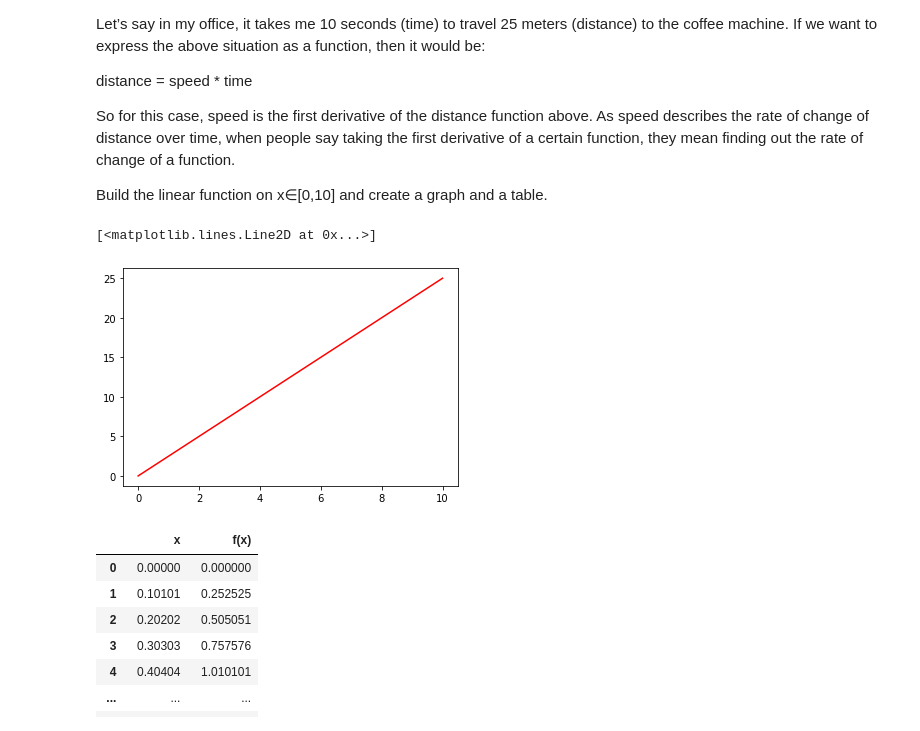
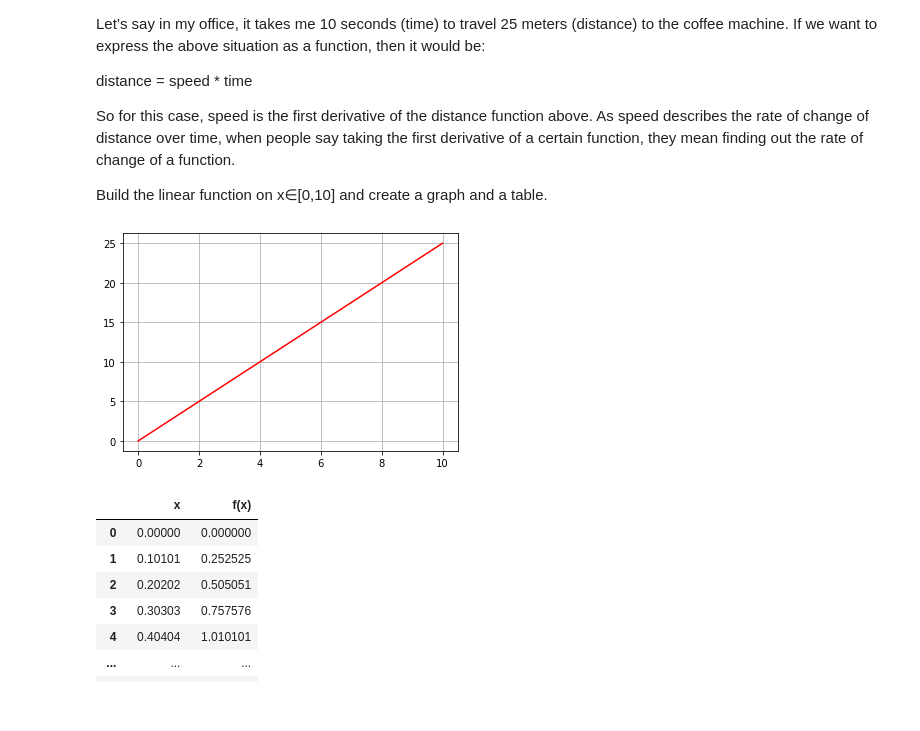
Before and after one commit to martina-nu/calculus-and-algebra-problems-with-python, a Jupyter notebook: problems.ipynb, the cells around one changed output. Saved outputs shown, nothing was run; the diff lists cells and outputs as text; code cells hidden in the pictures.

```diff
--- a/problems.ipynb
+++ b/problems.ipynb
@@ -45,10 +45,10 @@ x = np.linspace(0, 10, 100)
 # %%
 #plot of function on domain
 
 plt.plot(x, f(x), color ="red")
+plt.grid(True)
 # %% [output]
-[<matplotlib.lines.Line2D at 0x...>]
-[figure, old version]
+[figure, new version]
 # %%
 # create a dataframe
 
```
Also changed, not shown: parts of 3 cells of this notebook.
